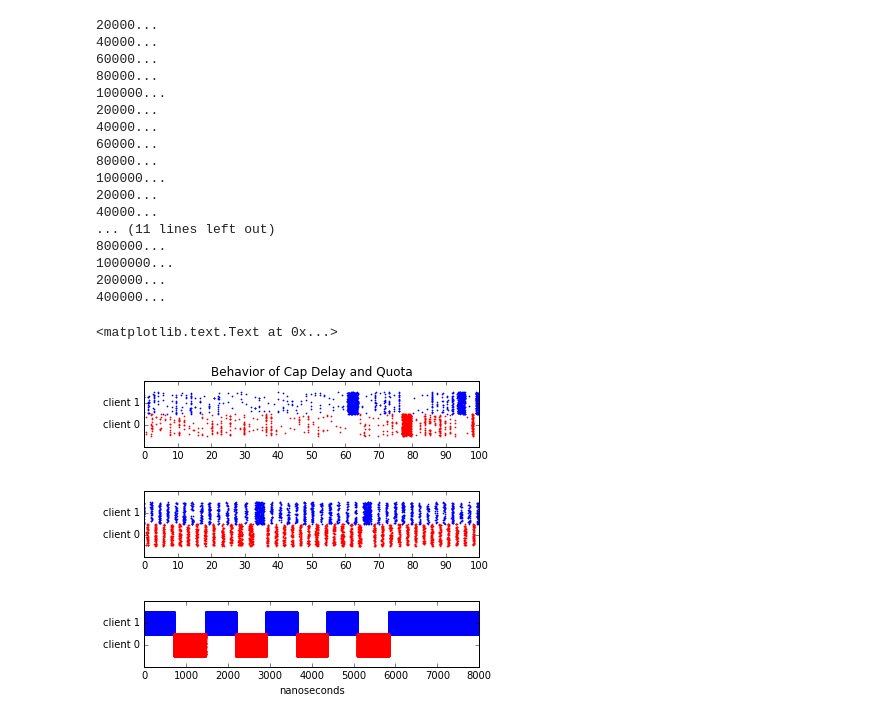
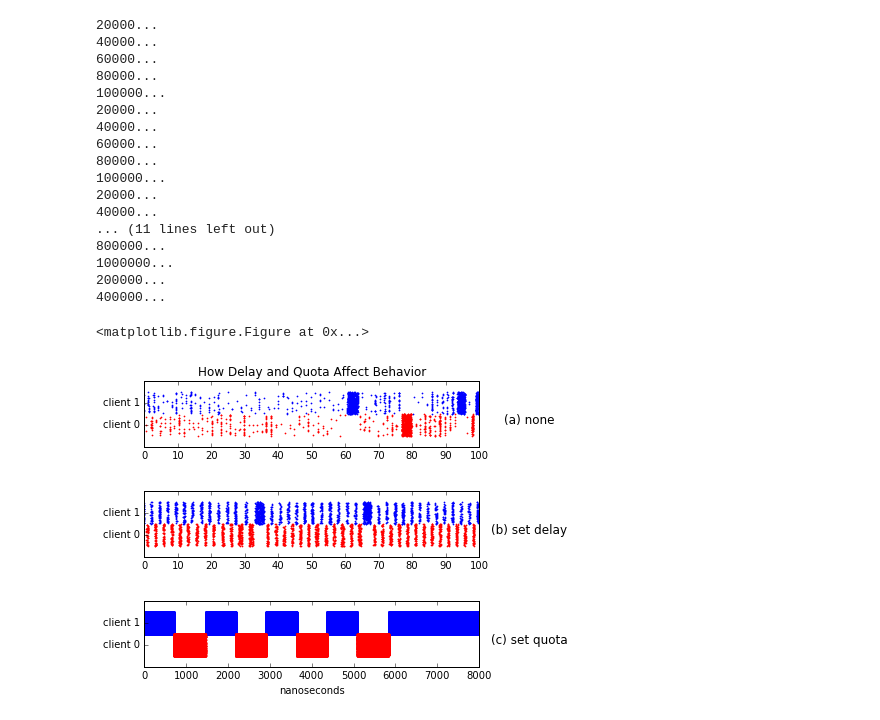
Before and after one commit to michaelsevilla/malacology-popper, a Jupyter notebook: experiments/mds-zlog-seq-thruput-v-latency/results-reqdots-kill0-sameclient-capdelay-100-quota-100000/visualize.ipynb, the cells around one changed output. Cells and saved outputs as stored; diff of their text form; code cells hidden in the pictures.

Commit message:
paper: add capdelay/quota figure
Signed-off-by: Michael Sevilla <mikesevilla3@gmail.com>

```diff
--- a/experiments/mds-zlog-seq-thruput-v-latency/results-reqdots-kill0-sameclient-capdelay-100-quota-100000/visualize.ipynb
+++ b/experiments/mds-zlog-seq-thruput-v-latency/results-reqdots-kill0-sameclient-capdelay-100-quota-100000/visualize.ipynb
@@ -3,6 +3,7 @@ import matplotlib.pyplot as plt
 import numpy as np
 import random
 %matplotlib inline
+plt.style.use('ggplot')
 # %%
 def load_dots(input, start, n, skip):
     dots = []
@@ -42,6 +43,7 @@ def make_dots(ax, n, samples, client0, client1):
 #          "reqdots-run-foreground-issdm-27-reqs-issdm-27.1477001295.1")
 #ax.set_xlim(0, 100)
 # %%
+fig = plt.figure()
 ax = plt.figure().add_subplot(311)
 samples = 100000
 skip = 10000
@@ -51,7 +53,11 @@ make_dots(ax, samples, skip,
 ax.set_xlim(11900, 12000)
 plt.yticks([-0.5, 0.5], ["client 0", "client 1"], rotation='horizontal')
 plt.xticks(range(11900, 12001, 10), range(0, 110, 10))
-ax.set_title("Behavior of Cap Delay and Quota")
+ax2 = ax.twinx()
+ax2.set_yticks([])
+ax2.set_ylabel("(a) none", fontsize=12, rotation=0, labelpad=50)
+ax.set_title("How Delay and Quota Affect Behavior")
+plt.savefig('capdelay-quota-behavior-a.png', dpi=300, bbox_inches='tight')
 
 ax = plt.figure().add_subplot(312)
 samples = 100000
@@ -63,37 +69,46 @@ ax.set_xlim(11900, 12000)
 ax.set_yticks([])
 plt.xticks(range(11900, 12001, 10), range(0, 110, 10))
 plt.yticks([-0.5, 0.5], ["client 0", "client 1"], rotation='horizontal')
+ax2 = ax.twinx()
+ax2.set_yticks([])
+ax2.set_ylabel("(b) set delay", fontsize=12, rotation=0, labelpad=50)
+plt.savefig('capdelay-quota-behavior-b.png', dpi=300, bbox_inches='tight')
 
 ax = plt.figure().add_subplot(313)
 samples = 1000000
 skip = 10000
 make_dots(ax, samples, skip,
           "../results-reqdots-kill0-sameclient-capdelay-100-quota-100000/reqdots-kill0-sameclient-capdelay-100-quota-100000-run-foreground-issdm-24-reqs-client0-issdm-24.1477011047.1",
           "../results-reqdots-kill0-sameclient-capdelay-100-quota-100000/reqdots-kill0-sameclient-capdelay-100-quota-100000-run-foreground-issdm-24-reqs-client1-part0-issdm-24.1477011048.1")
 ax.set_xlim(10000, 18000)
 ax.set_yticks([])
 plt.xticks(range(10000, 18001, 1000), range(0, 9000, 1000))
 plt.yticks([-0.5, 0.5], ["client 0", "client 1"], rotation='horizontal')
 ax.set_xlabel("nanoseconds")
+ax2 = ax.twinx()
+ax2.set_yticks([])
+ax2.set_ylabel("(c) set quota", fontsize=12, rotation=0, labelpad=50)
+
+plt.savefig('capdelay-quota-behavior-c.png', dpi=300, bbox_inches='tight')
 # %% [output]
 20000...
 40000...
 60000...
 80000...
 100000...
 20000...
 40000...
 60000...
 80000...
 100000...
 20000...
 40000...
 ... (11 lines left out)
 800000...
 1000000...
 200000...
 400000...
-<matplotlib.text.Text at 0x...>
+<matplotlib.figure.Figure at 0x...>
-[figure, old version]
+[figure, new version]
-[figure, old version]
+[figure, new version]
-[figure, old version]
+[figure, new version]
```
Also changed, not shown: 12 other files.
